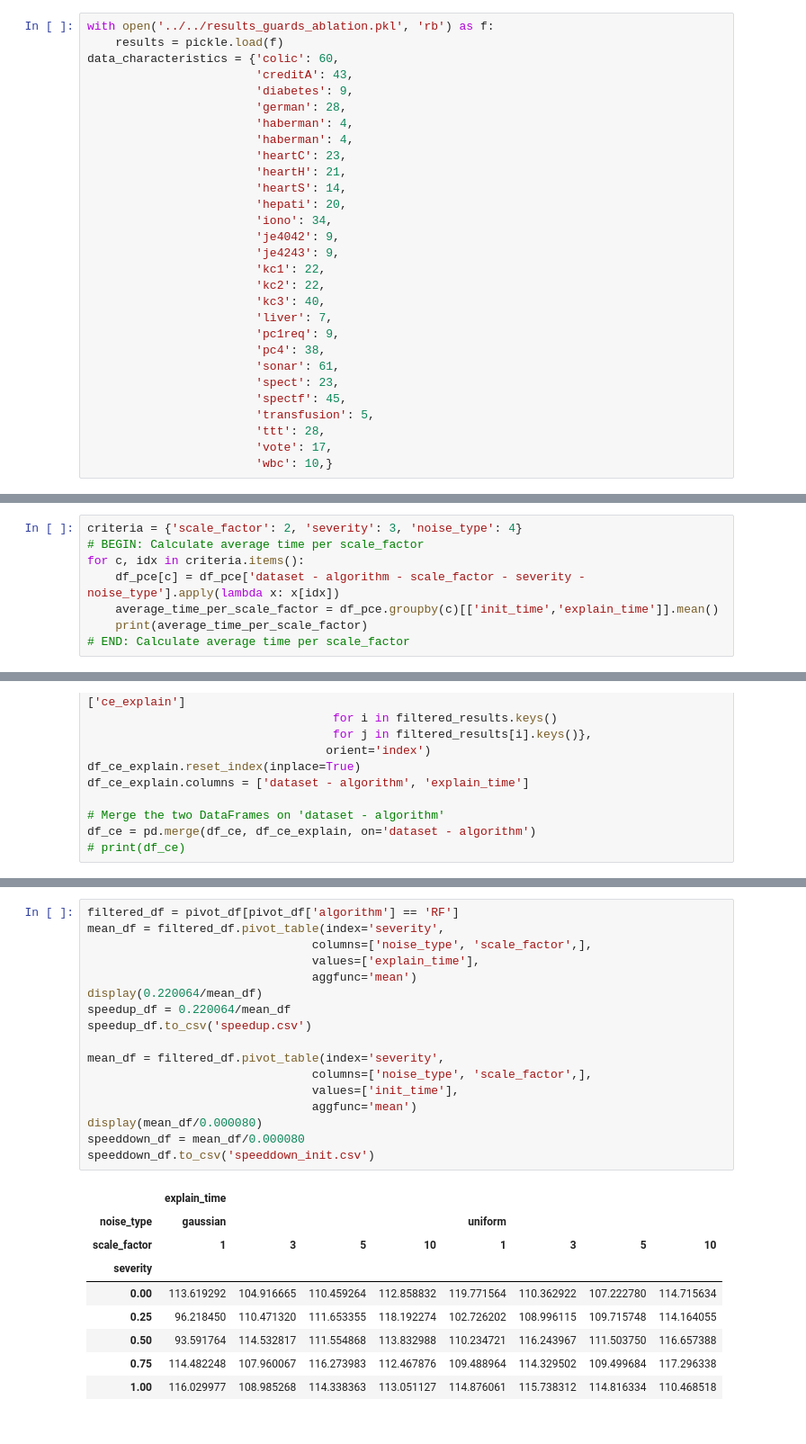
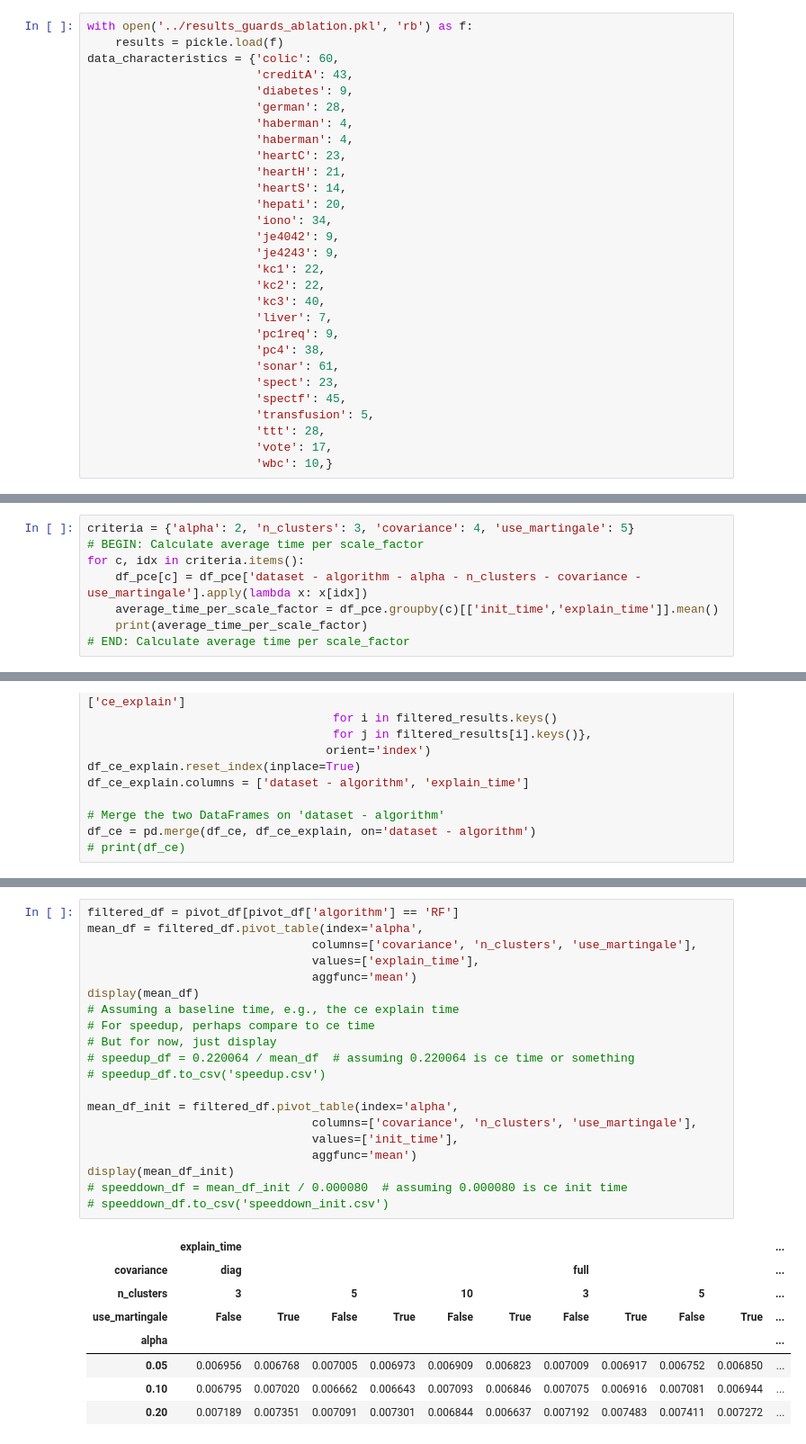
Before and after one commit to kristinebergs/calibrated_explanations, a Jupyter notebook: evaluation/guards/Guards_Analysis_Times.ipynb, the cells around one changed output, grey strips where cells are left out. Shown: that part at 90% size. Cells and saved outputs as stored; diff of their text form.

```diff
--- a/evaluation/guards/Guards_Analysis_Times.ipynb
+++ b/evaluation/guards/Guards_Analysis_Times.ipynb
@@ -18,7 +21,7 @@ from scipy import stats as st
 # %% [markdown]
 ### 2 Import results from the pickled result file
 # %%
-with open('../../results_guards_ablation.pkl', 'rb') as f:
+with open('../results_guards_ablation.pkl', 'rb') as f:
     results = pickle.load(f)
 data_characteristics = {'colic': 60,
                         'creditA': 43,
@@ -104,8 +113,8 @@ print(df_pce)
 # %%
-criteria = {'scale_factor': 2, 'severity': 3, 'noise_type': 4}
+criteria = {'alpha': 2, 'n_clusters': 3, 'covariance': 4, 'use_martingale': 5}
 # BEGIN: Calculate average time per scale_factor
 for c, idx in criteria.items():
-    df_pce[c] = df_pce['dataset - algorithm - scale_factor - severity - noise_type'].apply(lambda x: x[idx])
+    df_pce[c] = df_pce['dataset - algorithm - alpha - n_clusters - covariance - use_martingale'].apply(lambda x: x[idx])
     average_time_per_scale_factor = df_pce.groupby(c)[['init_time','explain_time']].mean()
     print(average_time_per_scale_factor)
 # END: Calculate average time per scale_factor
@@ -301,27 +309,29 @@ display(final_df)
 # %%
 filtered_df = pivot_df[pivot_df['algorithm'] == 'RF']
-mean_df = filtered_df.pivot_table(index='severity',
-                                columns=['noise_type', 'scale_factor',],
+mean_df = filtered_df.pivot_table(index='alpha',
+                                columns=['covariance', 'n_clusters', 'use_martingale'],
                                 values=['explain_time'],
                                 aggfunc='mean')
-display(0.220064/mean_df)
-speedup_df = 0.220064/mean_df
-speedup_df.to_csv('speedup.csv')
+display(mean_df)
+# Assuming a baseline time, e.g., the ce explain time
+# For speedup, perhaps compare to ce time
+# But for now, just display
+# speedup_df = 0.220064 / mean_df  # assuming 0.220064 is ce time or something
+# speedup_df.to_csv('speedup.csv')
 
-mean_df = filtered_df.pivot_table(index='severity',
-                                columns=['noise_type', 'scale_factor',],
+mean_df_init = filtered_df.pivot_table(index='alpha',
+                                columns=['covariance', 'n_clusters', 'use_martingale'],
                                 values=['init_time'],
                                 aggfunc='mean')
-display(mean_df/0.000080)
-speeddown_df = mean_df/0.000080
-speeddown_df.to_csv('speeddown_init.csv')
+display(mean_df_init)
+# speeddown_df = mean_df_init / 0.000080  # assuming 0.000080 is ce init time
+# speeddown_df.to_csv('speeddown_init.csv')
 # %% [output]
-|  | explain_time |  |  |  |  |  |  |  |
-| noise_type | gaussian |  |  |  | uniform |  |  |  |
-| scale_factor | 1 | 3 | 5 | 10 | 1 | 3 | 5 | 10 |
-| severity |  |  |  |  |  |  |  |  |
-| 0.00 | 113.619292 | 104.916665 | 110.459264 | 112.858832 | 119.771564 | 110.362922 | 107.222780 | 114.715634 |
-| 0.25 | 96.218450 | 110.471320 | 111.653355 | 118.192274 | 102.726202 | 108.996115 | 109.715748 | 114.164055 |
-| 0.50 | 93.591764 | 114.532817 | 111.554868 | 113.832988 | 110.234721 | 116.243967 | 111.503750 | 116.657388 |
-| 0.75 | 114.482248 | 107.960067 | 116.273983 | 112.467876 | 109.488964 | 114.329502 | 109.499684 | 117.296338 |
-| 1.00 | 116.029977 | 108.985268 | 114.338363 | 113.051127 | 114.876061 | 115.738312 | 114.816334 | 110.468518 |
+|  | explain_time |  |  |  |  |  |  |  |  |  | ... |
+| covariance | diag |  |  |  |  |  | full |  |  |  | ... |
+| n_clusters | 3 |  | 5 |  | 10 |  | 3 |  | 5 |  | ... |
+| use_martingale | False | True | False | True | False | True | False | True | False | True | ... |
+| alpha |  |  |  |  |  |  |  |  |  |  | ... |
+| 0.05 | 0.006956 | 0.006768 | 0.007005 | 0.006973 | 0.006909 | 0.006823 | 0.007009 | 0.006917 | 0.006752 | 0.006850 | ... |
+| 0.10 | 0.006795 | 0.007020 | 0.006662 | 0.006643 | 0.007093 | 0.006846 | 0.007075 | 0.006916 | 0.007081 | 0.006944 | ... |
+| 0.20 | 0.007189 | 0.007351 | 0.007091 | 0.007301 | 0.006844 | 0.006637 | 0.007192 | 0.007483 | 0.007411 | 0.007272 | ... |
```
Also changed, not shown: parts of 9 cells of this notebook, 25 other files.
